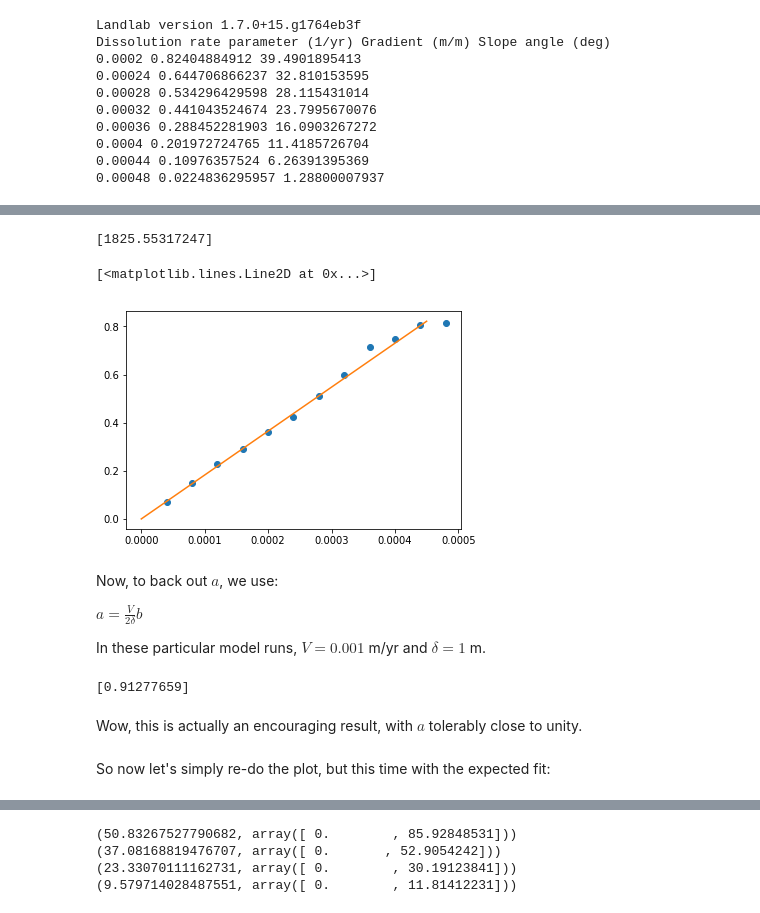
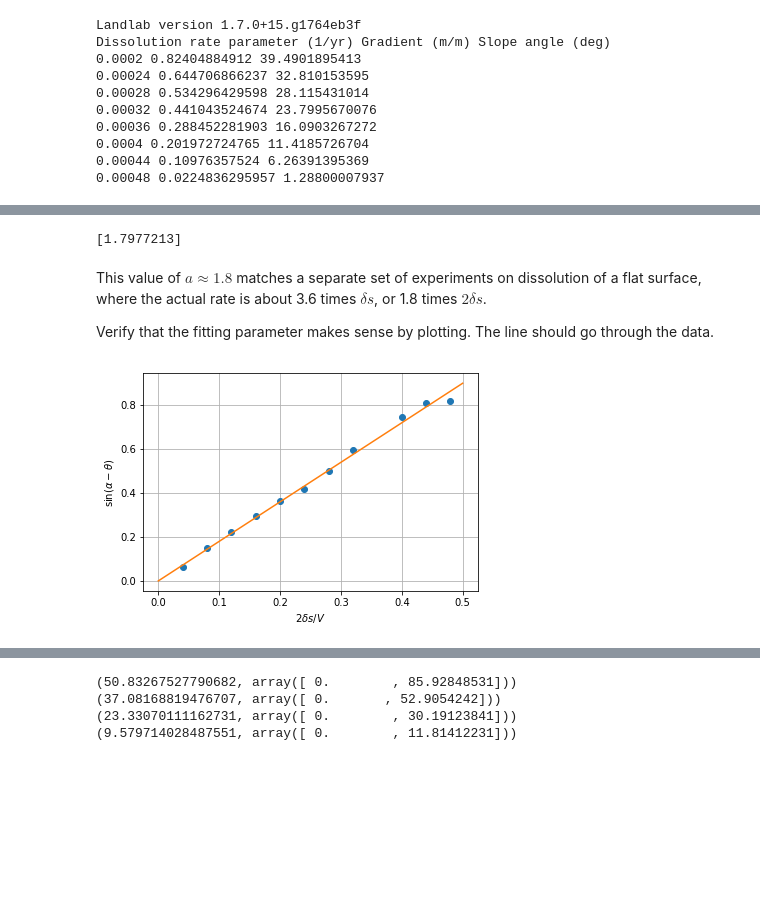
Before and after one commit to gregtucker/facetmorphology, a Jupyter notebook: DataAnalysis/fit_facet_angle_wxing_param.ipynb, the cells around one changed output, grey strips where cells are left out. Cells and saved outputs as stored; diff of their text form; code cells hidden in the pictures; blank space fills up the shorter version.

```diff
--- a/DataAnalysis/fit_facet_angle_wxing_param.ipynb
+++ b/DataAnalysis/fit_facet_angle_wxing_param.ipynb
@@ -14,7 +22,7 @@ import numpy as np
 import matplotlib.pyplot as plt
 %matplotlib inline
 # %%
-filename = 'dissolution_only_results20180717.csv'
+filename = 'data_analysis_dissolution20190604.csv'
 # %%
 # Count number of lines in file
 num_lines = len(open(filename).readlines(  ))
@@ -50,0 +62,15 @@ Dissolution rate parameter (1/yr) Gradient (m/m) Slope angle (deg)
+# %%
+delta = 0.5  # cell width, m
+expected_slope_normal_rate = 2.0 * delta * diss_param  # expectation without roughness correction
+expected_vertical_rate = expected_slope_normal_rate / np.cos(np.radians(facet_angle))  # translate to vertical
+calculated_slope_normal_rate = ero_rate * np.cos(np.radians(facet_angle))  # calculated from topography
+calculated_vertical_rate = ero_rate  # calculated from topography
+for i in range(len(ero_rate)):
+    print((expected_slope_normal_rate[i], calculated_slope_normal_rate[i], expected_vertical_rate[i],
+           calculated_vertical_rate[i], calculated_slope_normal_rate[i] / expected_slope_normal_rate[i]))
+plt.plot(expected_slope_normal_rate, calculated_slope_normal_rate, 'k.')
+plt.grid(True)
+plt.xlabel('Expected slope-normal erosion rate without roughness correction (m/y)')
+plt.ylabel('Calculated slope-normal erosion rate (m/y)')
+print('Mean En ratio: ' + str(np.mean(calculated_slope_normal_rate / expected_slope_normal_rate)))
+print('Mean Ev ratio: ' + str(np.mean(calculated_vertical_rate / expected_vertical_rate)))
@@ -81,13 +124,12 @@ Dissolution rate parameter (1/yr) Gradient (m/m) Slope angle (deg)
 0.00048 0.0224836295957 1.28800007937
 # %%
 # Quick data plot to check linearity
-
-#plt.plot(diss_param, 60.0 - facet_angle, 'o')
-#plt.plot(diss_param_long, 60.0 - facet_angle_long, '+')
-plt.plot(diss_param, np.sin(np.radians(60.0 - facet_angle)), 'o')
-plt.plot(diss_param_long, np.sin(np.radians(60.0 - facet_angle_long)), '+')
-plt.xlabel(r'Dissolution rate parameter, $s$')
+V = 0.001
+expected_sin_angle_diff = 2 * delta * diss_param / V
+expected_sin_angle_diff_long = 2 * delta * diss_param_long / V
+plt.plot(expected_sin_angle_diff, np.sin(np.radians(60.0 - facet_angle)), 'o')
+plt.plot(expected_sin_angle_diff_long, np.sin(np.radians(60.0 - facet_angle_long)), '+')
+plt.xlabel(r'$2 \delta s / V$')
 plt.ylabel(r'$\sin ( \alpha - \theta )$')
-plt.xlim([0, 0.00045])
-#plt.ylim([0, 60])
+plt.grid(True)
 # %% [output]
@@ -102,35 +143,24 @@ Again, the theoretical expectation is that $b = 2 \delta / V$.
 # %%
 # To use linalg.lstsq, we need to transpose $w$
-x = diss_param[:,np.newaxis]
-#y = 60.0 - facet_angle  # angle difference
+x = expected_sin_angle_diff[:,np.newaxis]
 y = np.sin(np.radians(60.0 - facet_angle))  # angle difference
 
 # Fit with zero intercept (the "rcond" parameter supresses a
 # warning)
-b, _, _, _ = np.linalg.lstsq(x, y, rcond=None)
-print(b)
+a, _, _, _ = np.linalg.lstsq(x, y, rcond=None)
+print(a)
 # %% [output]
-[1825.55317247]
+[1.7977213]
+# %% [markdown]
+This value of $a\approx 1.8$ matches a separate set of experiments on dissolution of a flat surface, where the actual rate is about 3.6 times $\delta s$, or 1.8 times $2 \delta s$.
+
+Verify that the fitting parameter makes sense by plotting. The line should go through the data.
 # %%
 plt.plot(x, y, 'o')
-plt.plot([0, 0.00045], [0, b * 0.00045])
+plt.plot([0, 0.5], [0, a * 0.5])
+plt.grid(True)
+plt.xlabel(r'$2 \delta s / V$')
+plt.ylabel(r'$\sin ( \alpha - \theta )$')
+plt.grid(True)
 # %% [output]
-[<matplotlib.lines.Line2D at 0x...>]
-[figure, old version]
+[figure, new version]
-# %% [markdown]
-Now, to back out $a$, we use:
-
-$a = \frac{V}{2 \delta}b$
-
-In these particular model runs, $V=0.001$ m/yr and $\delta=1$ m.
-# %%
-V = 0.001
-delta = 1.0
-a = b * V / (2 * delta)
-print(a)
-# %% [output]
-[0.91277659]
-# %% [markdown]
-Wow, this is actually an encouraging result, with $a$ tolerably close to unity.
-# %% [markdown]
-So now let's simply re-do the plot, but this time with the expected fit:
```
Also changed, not shown: parts of 22 cells of this notebook, 3 other files.
